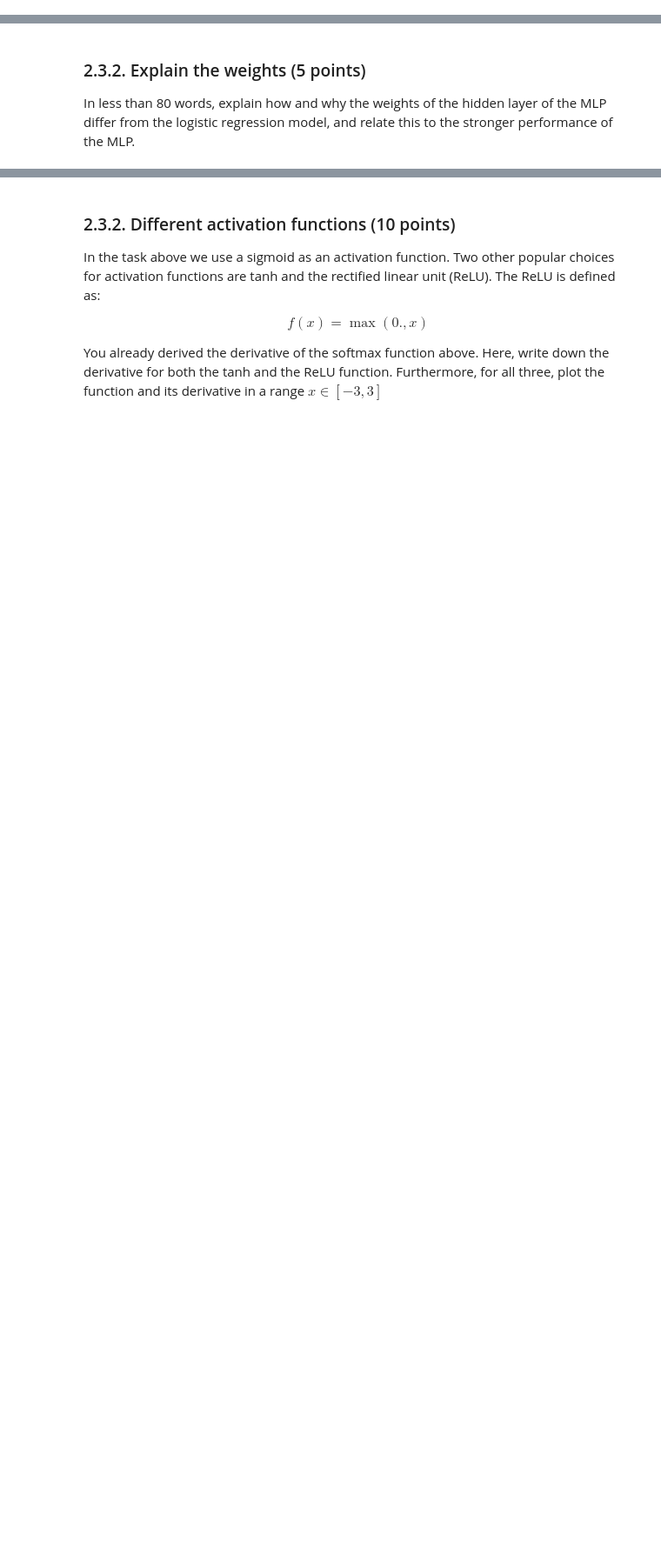
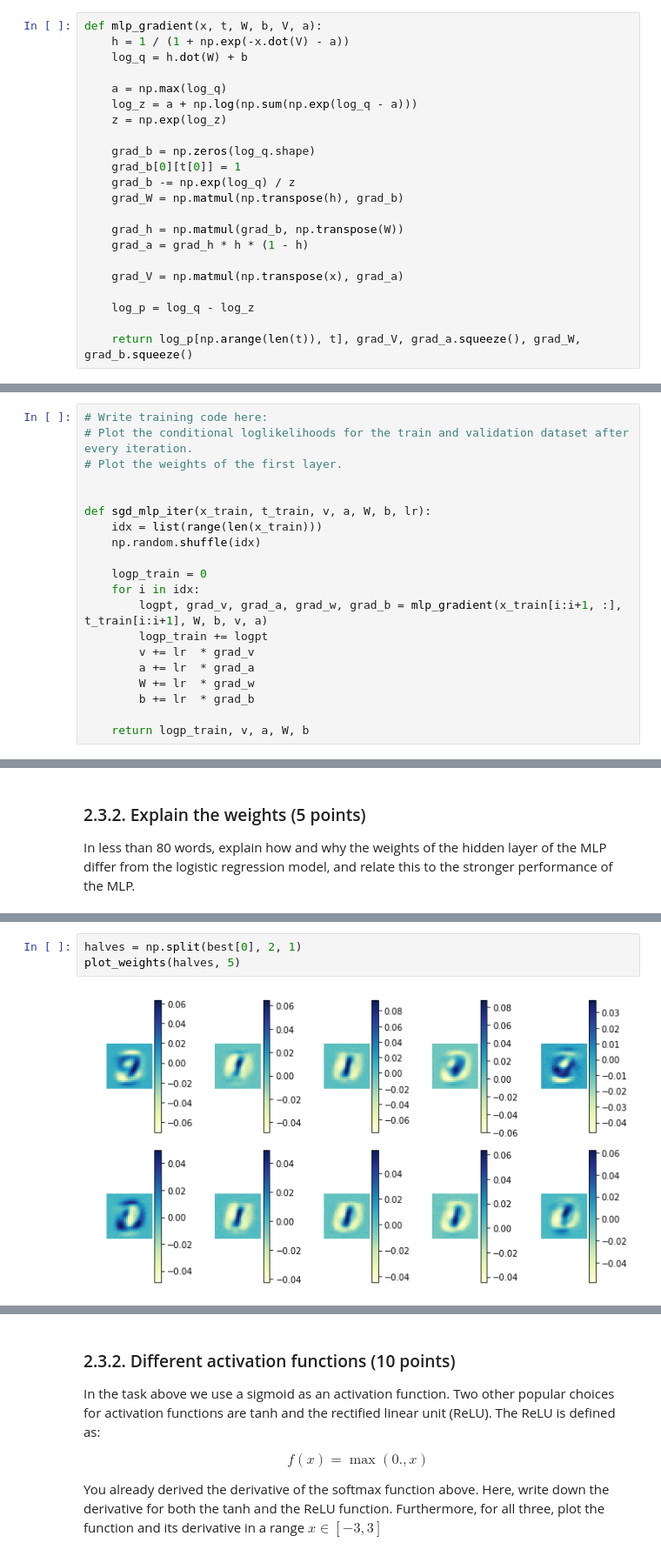
Before and after one commit to TraianVidrascu/ML1, a Jupyter notebook: lab2/12280046_11808527_lab2.ipynb, the cells around one changed output, grey strips where cells are left out. Shown at 87% size. Saved outputs shown, nothing was run; the diff lists cells and outputs as text; blank space fills up the shorter version.

```diff
--- a/lab2/12280046_11808527_lab2.ipynb
+++ b/lab2/12280046_11808527_lab2.ipynb
@@ -661,2 +653,24 @@ raise NotImplementedError()
+# %%
+def mlp_gradient(x, t, W, b, V, a):
+    h = 1 / (1 + np.exp(-x.dot(V) - a))
+    log_q = h.dot(W) + b
+
+    a = np.max(log_q)
+    log_z = a + np.log(np.sum(np.exp(log_q - a)))
+    z = np.exp(log_z)
+
+    grad_b = np.zeros(log_q.shape)
+    grad_b[0][t[0]] = 1
+    grad_b -= np.exp(log_q) / z
+    grad_W = np.matmul(np.transpose(h), grad_b)
+
+    grad_h = np.matmul(grad_b, np.transpose(W))
+    grad_a = grad_h * h * (1 - h)
+
+    grad_V = np.matmul(np.transpose(x), grad_a)
+
+    log_p = log_q - log_z
+
+    return log_p[np.arange(len(t)), t], grad_V, grad_a.squeeze(), grad_W, grad_b.squeeze()
 # %%
 # Hidden tests for efficiency
@@ -676,0 +677,20 @@ raise NotImplementedError()
+# %%
+# Write training code here:
+# Plot the conditional loglikelihoods for the train and validation dataset after every iteration.
+# Plot the weights of the first layer.
+
+
+def sgd_mlp_iter(x_train, t_train, v, a, W, b, lr):
+    idx = list(range(len(x_train)))
+    np.random.shuffle(idx)
+
+    logp_train = 0
+    for i in idx:
+        logpt, grad_v, grad_a, grad_w, grad_b = mlp_gradient(x_train[i:i+1, :], t_train[i:i+1], W, b, v, a)
+        logp_train += logpt
+        v += lr  * grad_v
+        a += lr  * grad_a
+        W += lr  * grad_w
+        b += lr  * grad_b
+
+    return logp_train, v, a, W, b
@@ -691,0 +800,5 @@ YOUR ANSWER HERE
+# %%
+halves = np.split(best[0], 2, 1)
+plot_weights(halves, 5)
+# %% [output]
+[figure, added]
```
Also changed, not shown: parts of 22 cells of this notebook.
